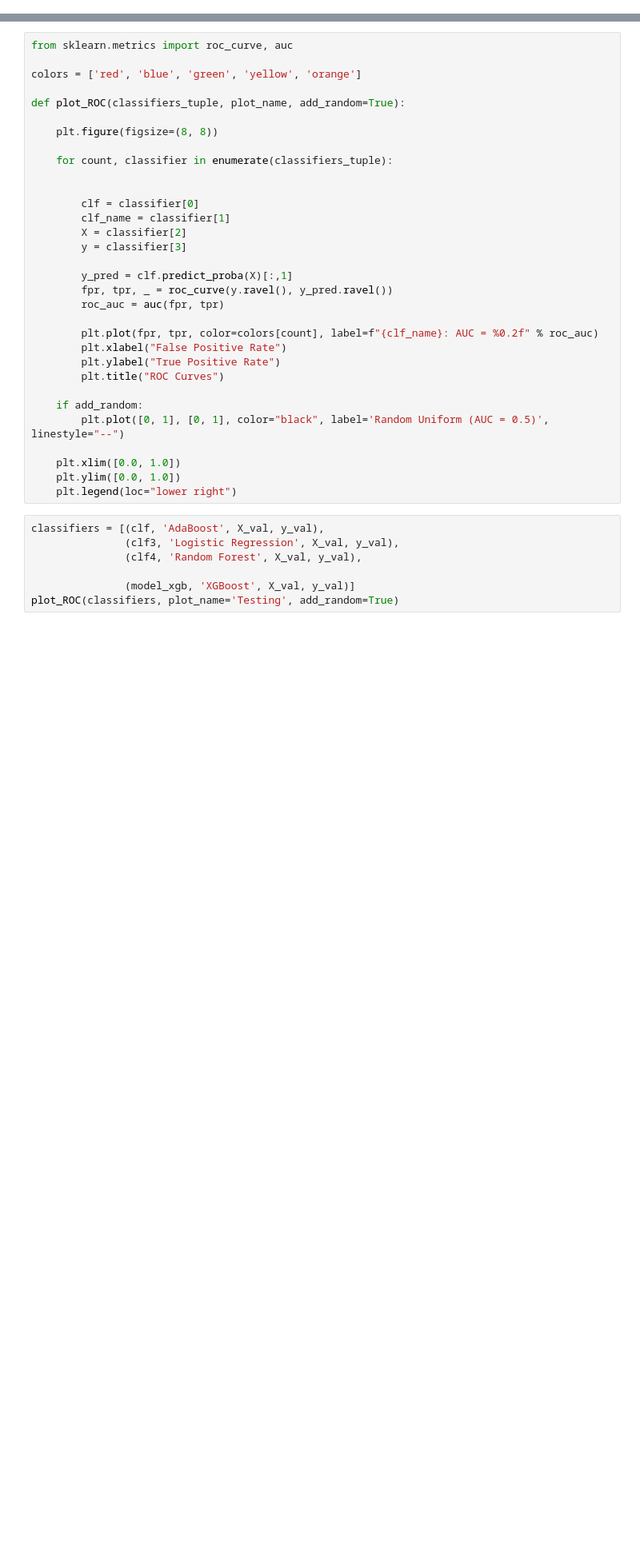
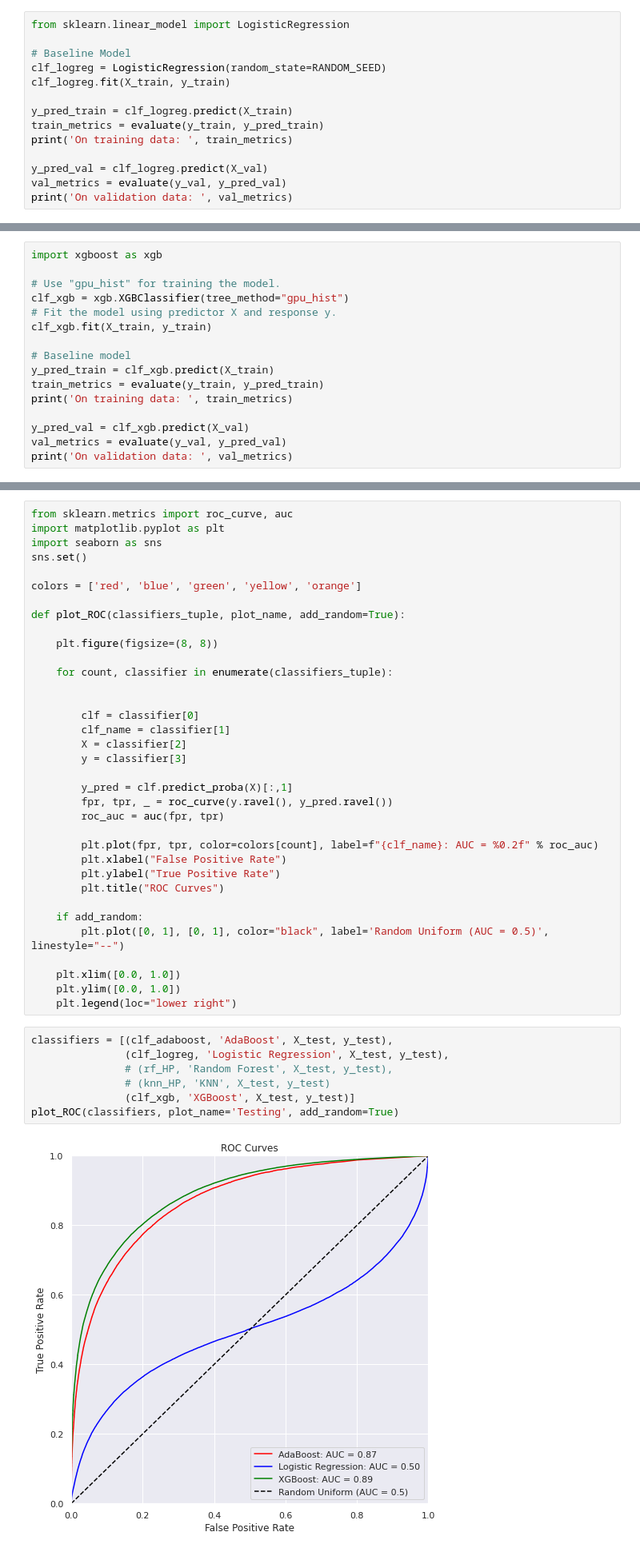
Before and after one commit to anw1998/MMD6020_Final_Project, a Jupyter notebook: notebooks/Hyperparameters Tuning Script.ipynb, the cells around one changed output, grey strips where cells are left out. Shown: that part at 80% size. Drawn from its saved outputs; the diff is of its cells as text; blank space fills up the shorter version.

```diff
--- a/notebooks/Hyperparameters Tuning Script.ipynb
+++ b/notebooks/Hyperparameters Tuning Script.ipynb
@@ -350,0 +146,14 @@ print(random_search.best_score_)
+# %%
+from sklearn.linear_model import LogisticRegression
+
+# Baseline Model
+clf_logreg = LogisticRegression(random_state=RANDOM_SEED)
+clf_logreg.fit(X_train, y_train)
+
+y_pred_train = clf_logreg.predict(X_train)
+train_metrics = evaluate(y_train, y_pred_train)
+print('On training data: ', train_metrics)
+
+y_pred_val = clf_logreg.predict(X_val)
+val_metrics = evaluate(y_val, y_pred_val)
+print('On validation data: ', val_metrics)
@@ -350,0 +216,16 @@ print(random_search.best_score_)
+# %%
+import xgboost as xgb
+
+# Use "gpu_hist" for training the model.
+clf_xgb = xgb.XGBClassifier(tree_method="gpu_hist")
+# Fit the model using predictor X and response y.
+clf_xgb.fit(X_train, y_train)
+
+# Baseline model
+y_pred_train = clf_xgb.predict(X_train)
+train_metrics = evaluate(y_train, y_pred_train)
+print('On training data: ', train_metrics)
+
+y_pred_val = clf_xgb.predict(X_val)
+val_metrics = evaluate(y_val, y_pred_val)
+print('On validation data: ', val_metrics)
@@ -365,6 +343,9 @@ axes[1,1].set_title("Calibration curve")
 # Plot ROC
 # %%
 from sklearn.metrics import roc_curve, auc
+import matplotlib.pyplot as plt
+import seaborn as sns
+sns.set()
 
 colors = ['red', 'blue', 'green', 'yellow', 'orange']
 
@@ -396,9 +377,11 @@ def plot_ROC(classifiers_tuple, plot_name, add_random=True):
     plt.ylim([0.0, 1.0])
     plt.legend(loc="lower right")
 # %%
-classifiers = [(clf, 'AdaBoost', X_val, y_val),
-               (clf3, 'Logistic Regression', X_val, y_val),
-               (clf4, 'Random Forest', X_val, y_val),
-
-               (model_xgb, 'XGBoost', X_val, y_val)]
+classifiers = [(clf_adaboost, 'AdaBoost', X_test, y_test),
+               (clf_logreg, 'Logistic Regression', X_test, y_test),
+               # (rf_HP, 'Random Forest', X_test, y_test),
+               # (knn_HP, 'KNN', X_test, y_test)
+               (clf_xgb, 'XGBoost', X_test, y_test)]
 plot_ROC(classifiers, plot_name='Testing', add_random=True)
+# %% [output]
+[figure, added]
```
Also changed, not shown: parts of 40 cells of this notebook.
